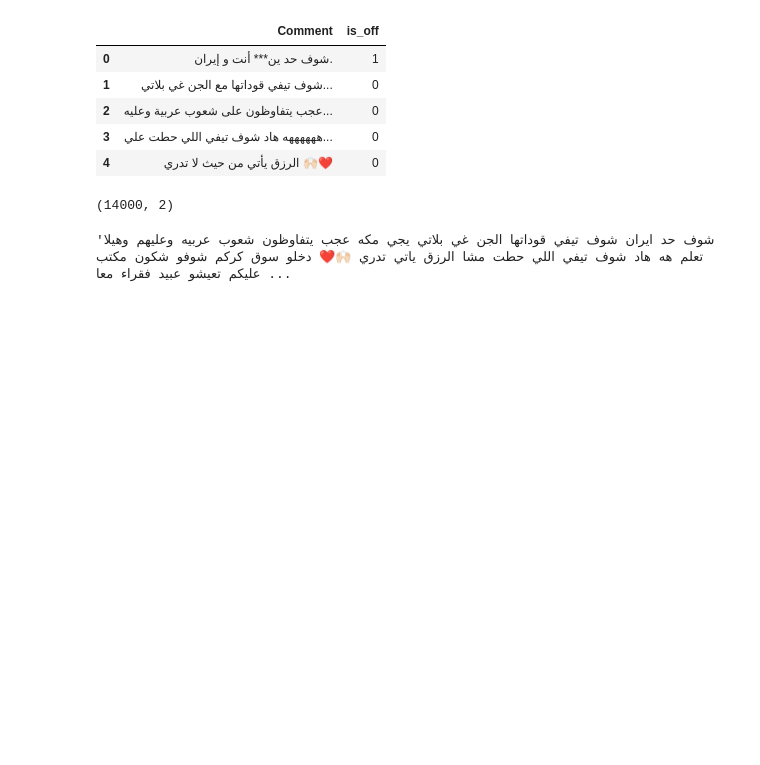
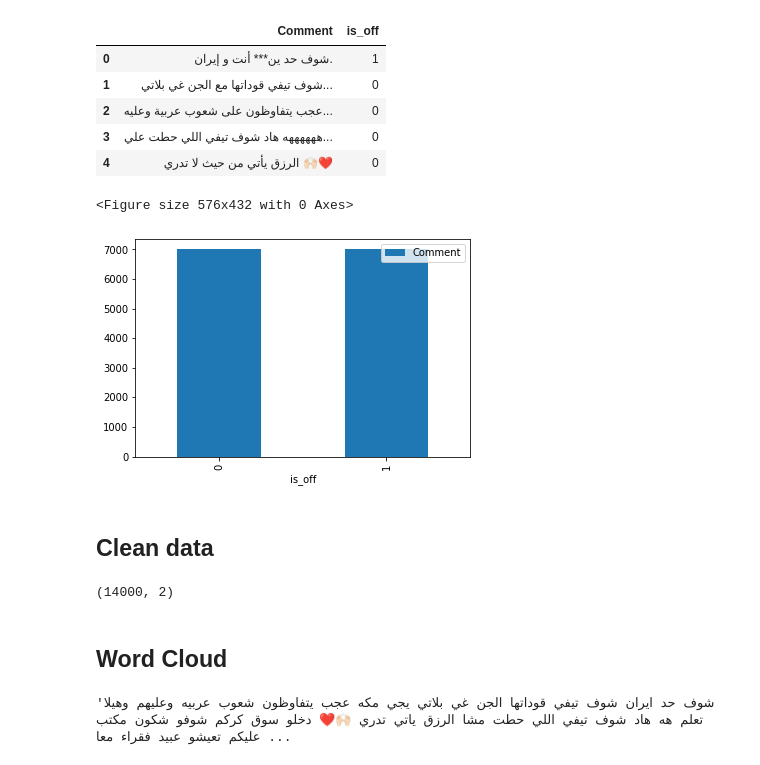
Before and after one commit to MouadBH/arabic-offensive-language-detection, a Jupyter notebook: tf_idf_feature.ipynb, the cells around one changed output. Cells and saved outputs as stored; diff of their text form; code cells hidden in the pictures; blank space fills up the shorter version.

```diff
--- a/tf_idf_feature.ipynb
+++ b/tf_idf_feature.ipynb
@@ -29,12 +32,23 @@ data.head()
 | 2 | عجب يتفاوظون على شعوب عربية وعليه... | 0 |
 | 3 | ههههههه هاد شوف تيفي اللي حطت علي... | 0 |
 | 4 | الرزق يأتي من حيث لا تدري 🙌🏻❤️ | 0 |
+# %%
+fig = plt.figure(figsize=(8,6))
+data.groupby('is_off').count().plot.bar(ylim=0)
+plt.show()
+# %% [output]
+<Figure size 576x432 with 0 Axes>
+[figure, added]
+# %% [markdown]
+## Clean data
 # %%
 data.Comment = data.Comment.apply(take_a_shower)
 # %%
 data.shape
 # %% [output]
 (14000, 2)
+# %% [markdown]
+## Word Cloud
 # %%
 comments = ' '.join(list(data.Comment))
 comments[0:1000]
```
Also changed, not shown: parts of 8 cells of this notebook, 3 other files.
